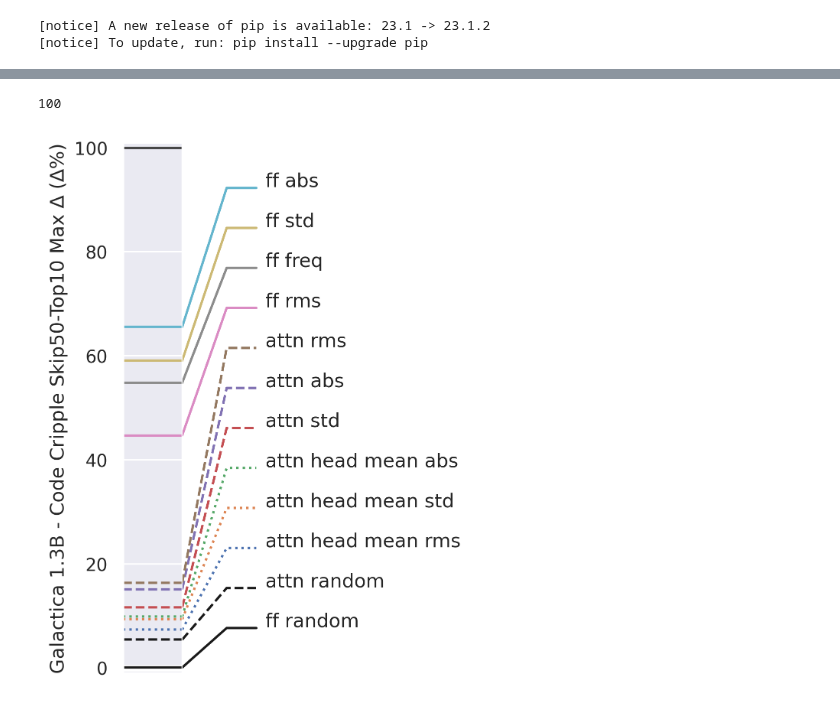
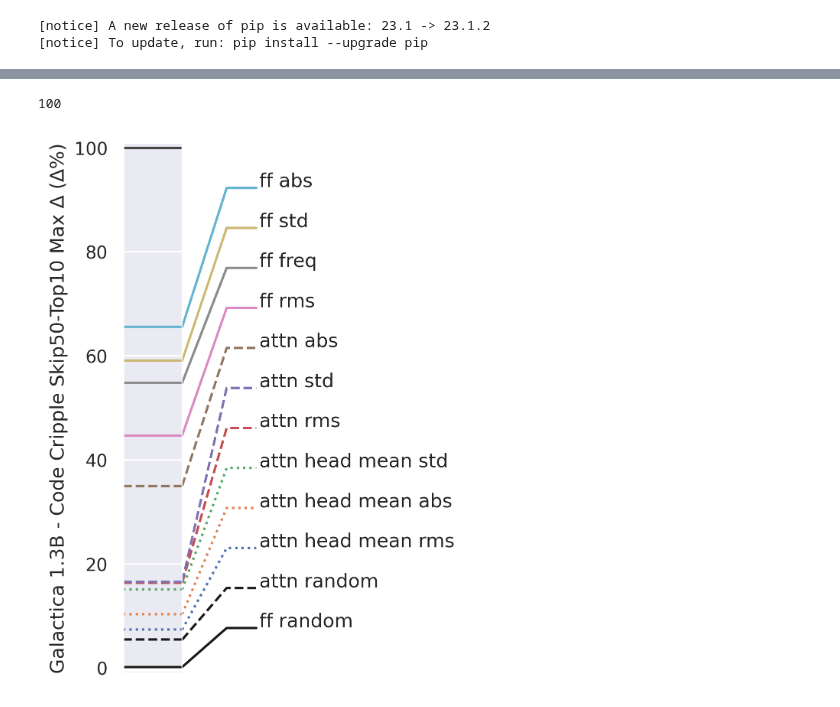
Before and after one commit to nickypro/separability, a Jupyter notebook: examples/analyse-methods.ipynb, the cells around one changed output, grey strips where cells are left out. Drawn from its saved outputs; the diff is of its cells as text; code cells hidden in the pictures.

```diff
--- a/examples/analyse-methods.ipynb
+++ b/examples/analyse-methods.ipynb
@@ -250,9 +278,11 @@ plt.show()
 # %%
 runs_filtered, run_limit = [], None
-for run in _runs_attn:
+for run in [*_runs_orig, *_runs_attn]:
     if run_limit and len(runs_filtered) > run_limit:
         break
     if run.state == "crashed":
+        continue
+    if not run.config["model_size"] == "facebook/galactica-1.3b":
         continue
     if not "_step" in run.summary or run.summary["_step"] < 1:
         continue
@@ -264,35 +294,35 @@ for run in _runs_attn:
         continue
     if "svd" in run.name:
         continue
+    if "sqrt" in run.name:
+        continue
     if "both" in run.name:
         continue
     if "few" in run.name:
-        continue
-    if not run.config["model_size"] == "facebook/galactica-1.3b":
         continue
     if "L" in run.name:
         continue
     if run.name in [
             "gal 1.3b del bias attn abs",
             "gal 1.3b attn",
             "gal 1.3b both old",
             "gal 1.3b both svd-b",
             "gal 1.3b ff",
         ]:
         continue
     #print(run.name, run.config.items())
     runs_filtered.append(run.url)
 
 scale = 100
 fig, (ax1, ax2) = plot_technique_comparison(runs_filtered, scale)
 ax1.set_ylim(-0.01*scale, 1.01*scale)
 ax2.set_ylim(-0.01*scale, 1.01*scale)
 #ax2.text( 1, -0.55, "Code Cripple", ha="right", va="top")
 ax2.set_ylabel("Galactica 1.3B - Code Cripple Skip50-Top10 Max ∆ (∆%)")
 
 plt.show()
 # %% [output]
 100
-[figure, old version]
+[figure, new version]
 # %%
 runs_filtered, run_limit = [], None
```
Also changed, not shown: parts of 3 cells of this notebook.
